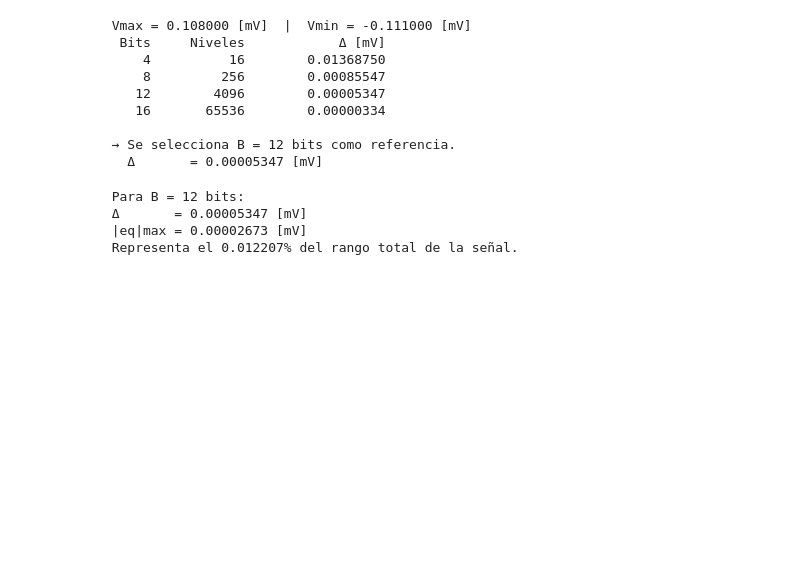
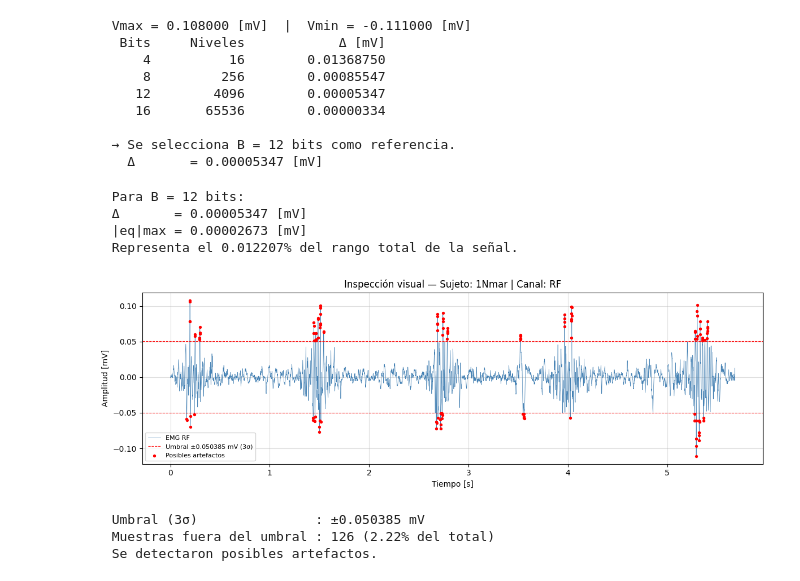
Before and after one commit to bastian-caris/EMG-Signal-Processing, a Jupyter notebook: Scripts/EMG_analisis.ipynb, the cells around one changed output. Drawn from its saved outputs; the diff is of its cells as text; code cells hidden in the pictures; blank space fills up the shorter version.

Commit message:
8. Inspeccionar visualmente la calidad de la señal e identificar posibles artefactos.

```diff
--- a/Scripts/EMG_analisis.ipynb
+++ b/Scripts/EMG_analisis.ipynb
@@ -240,3 +240,44 @@ print(f"  Representa el {100*eq_max_default/rango:.6f}% del rango total de la se
   Δ       = 0.00005347 [mV]
   |eq|max = 0.00002673 [mV]
   Representa el 0.012207% del rango total de la señal.
+# %%
+# 8. Inspeccionar visualmente la calidad de la señal e identificar posibles artefactos
+
+# Se usa un umbral estadístico de 3σ para detectar muestras sospechosas.
+
+umbral = 3 * std  # Umbral heurístico: 3 desviaciones estándar
+
+# Índices donde la señal supera el umbral
+idx_outliers = np.where(np.abs(emg) > umbral)[0] # np.where devuelve los índices donde la condición se cumple, en este caso donde el valor absoluto de la señal EMG supera el umbral definido.
+
+fig, ax = plt.subplots(figsize=(12, 4))
+
+ax.plot(t, emg, color='steelblue', lw=0.5, label=f'EMG {CANAL}')
+ax.axhline(y= umbral, color='red', linestyle='--', lw=0.8,
+           label=f'Umbral ±{umbral:.6f} mV (3σ)')
+ax.axhline(y=-umbral, color='red', linestyle='--', lw=0.8)
+if len(idx_outliers) > 0:
+    ax.scatter(t[idx_outliers], emg[idx_outliers],
+               color='red', s=8, zorder=5, label='Posibles artefactos')
+ax.set_xlabel("Tiempo [s]")
+ax.set_ylabel("Amplitud [mV]")
+ax.set_title(f"Inspección visual — Sujeto: {SUJETO} | Canal: {CANAL}")
+ax.legend(fontsize=8)
+ax.grid(True, alpha=0.4)
+
+plt.tight_layout()
+os.makedirs("figures", exist_ok=True)
+plt.savefig("figures/emg_artefactos.png", dpi=300)
+plt.show()
+
+print(f"  Umbral (3σ)               : ±{umbral:.6f} mV")
+print(f"  Muestras fuera del umbral : {len(idx_outliers)} ({100*len(idx_outliers)/N:.2f}% del total)")
+if len(idx_outliers) == 0:
+    print("  No se detectaron artefactos evidentes con el criterio 3σ.")
+else:
+    print("  Se detectaron posibles artefactos.")
+# %% [output]
+[figure, added]
+  Umbral (3σ)               : ±0.050385 mV
+  Muestras fuera del umbral : 126 (2.22% del total)
+  Se detectaron posibles artefactos.
```
Also changed, not shown: 1 other file.
